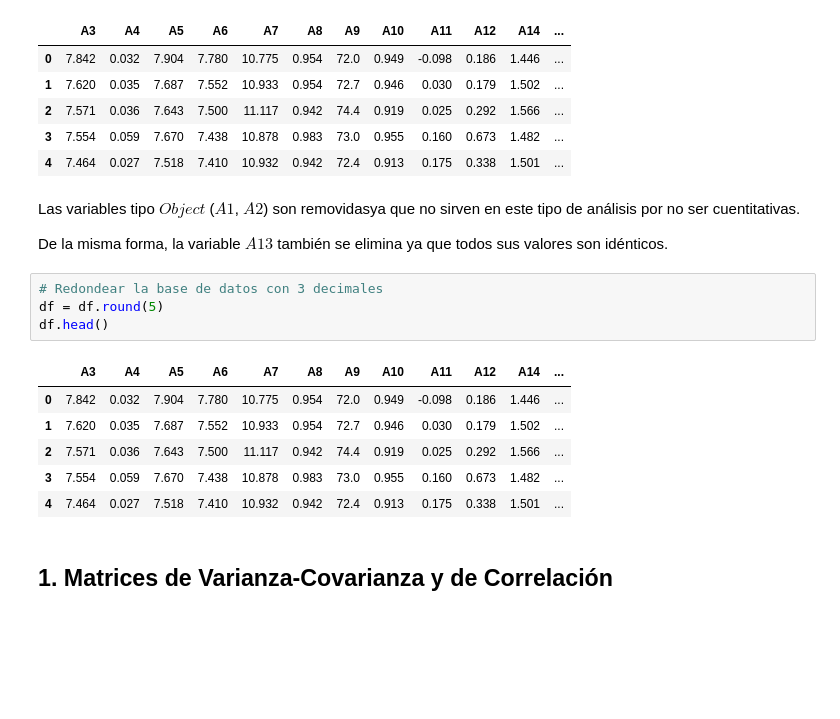
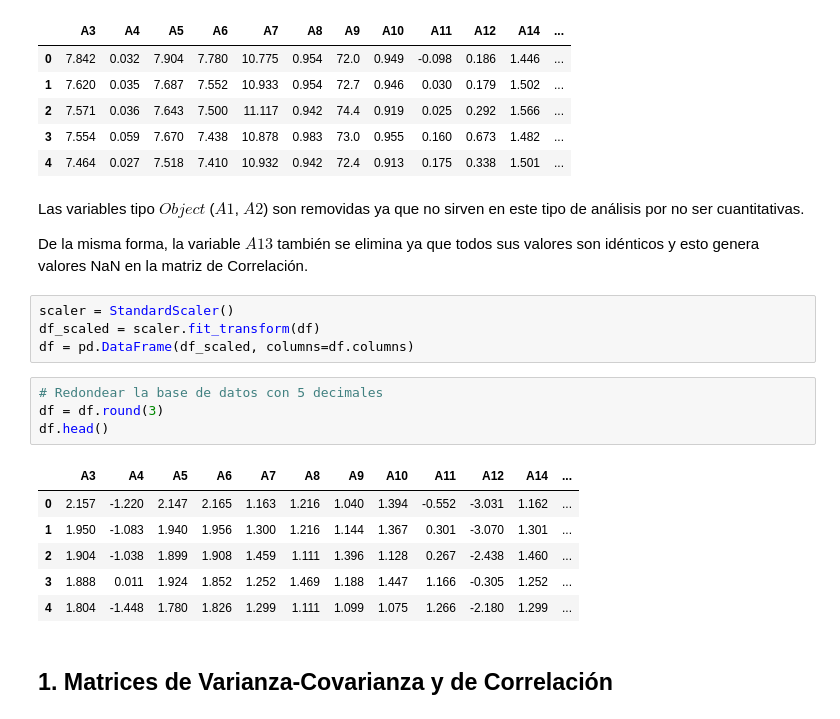
Before and after one commit to kevindmzapata/multivariate-statistics-course, a Jupyter notebook: TAREA_1/script.ipynb, the cells around one changed output. Cells and saved outputs as stored; diff of their text form; blank space fills up the shorter version.

```diff
--- a/TAREA_1/script.ipynb
+++ b/TAREA_1/script.ipynb
@@ -112,20 +127,24 @@ df.head()
 | 3 | 7.554 | 0.059 | 7.670 | 7.438 | 10.878 | 0.983 | 73.0 | 0.955 | 0.160 | 0.673 | 1.482 | ... |
 | 4 | 7.464 | 0.027 | 7.518 | 7.410 | 10.932 | 0.942 | 72.4 | 0.913 | 0.175 | 0.338 | 1.501 | ... |
 # %% [markdown]
-Las variables tipo $Object$ ($A1$, $A2$) son removidasya que no sirven en este tipo de análisis por no ser cuentitativas.
+Las variables tipo $Object$ ($A1$, $A2$) son removidas ya que no sirven en este tipo de análisis por no ser cuantitativas.
 
-De la misma forma, la variable $A13$ también se elimina ya que todos sus valores son idénticos.
+De la misma forma, la variable $A13$ también se elimina ya que todos sus valores son idénticos y esto genera valores NaN en la matriz de Correlación.
+# %%
+scaler = StandardScaler()
+df_scaled = scaler.fit_transform(df)
+df = pd.DataFrame(df_scaled, columns=df.columns)
 # %%
-# Redondear la base de datos con 3 decimales
-df = df.round(5)
+# Redondear la base de datos con 5 decimales
+df = df.round(3)
 df.head()
 # %% [output]
 |  | A3 | A4 | A5 | A6 | A7 | A8 | A9 | A10 | A11 | A12 | A14 | ... |
-| 0 | 7.842 | 0.032 | 7.904 | 7.780 | 10.775 | 0.954 | 72.0 | 0.949 | -0.098 | 0.186 | 1.446 | ... |
-| 1 | 7.620 | 0.035 | 7.687 | 7.552 | 10.933 | 0.954 | 72.7 | 0.946 | 0.030 | 0.179 | 1.502 | ... |
-| 2 | 7.571 | 0.036 | 7.643 | 7.500 | 11.117 | 0.942 | 74.4 | 0.919 | 0.025 | 0.292 | 1.566 | ... |
-| 3 | 7.554 | 0.059 | 7.670 | 7.438 | 10.878 | 0.983 | 73.0 | 0.955 | 0.160 | 0.673 | 1.482 | ... |
-| 4 | 7.464 | 0.027 | 7.518 | 7.410 | 10.932 | 0.942 | 72.4 | 0.913 | 0.175 | 0.338 | 1.501 | ... |
+| 0 | 2.157 | -1.220 | 2.147 | 2.165 | 1.163 | 1.216 | 1.040 | 1.394 | -0.552 | -3.031 | 1.162 | ... |
+| 1 | 1.950 | -1.083 | 1.940 | 1.956 | 1.300 | 1.216 | 1.144 | 1.367 | 0.301 | -3.070 | 1.301 | ... |
+| 2 | 1.904 | -1.038 | 1.899 | 1.908 | 1.459 | 1.111 | 1.396 | 1.128 | 0.267 | -2.438 | 1.460 | ... |
+| 3 | 1.888 | 0.011 | 1.924 | 1.852 | 1.252 | 1.469 | 1.188 | 1.447 | 1.166 | -0.305 | 1.252 | ... |
+| 4 | 1.804 | -1.448 | 1.780 | 1.826 | 1.299 | 1.111 | 1.099 | 1.075 | 1.266 | -2.180 | 1.299 | ... |
 # %% [markdown]
 ## 1. Matrices de Varianza-Covarianza y de Correlación
 # %%
```
Also changed, not shown: parts of 63 cells of this notebook.
